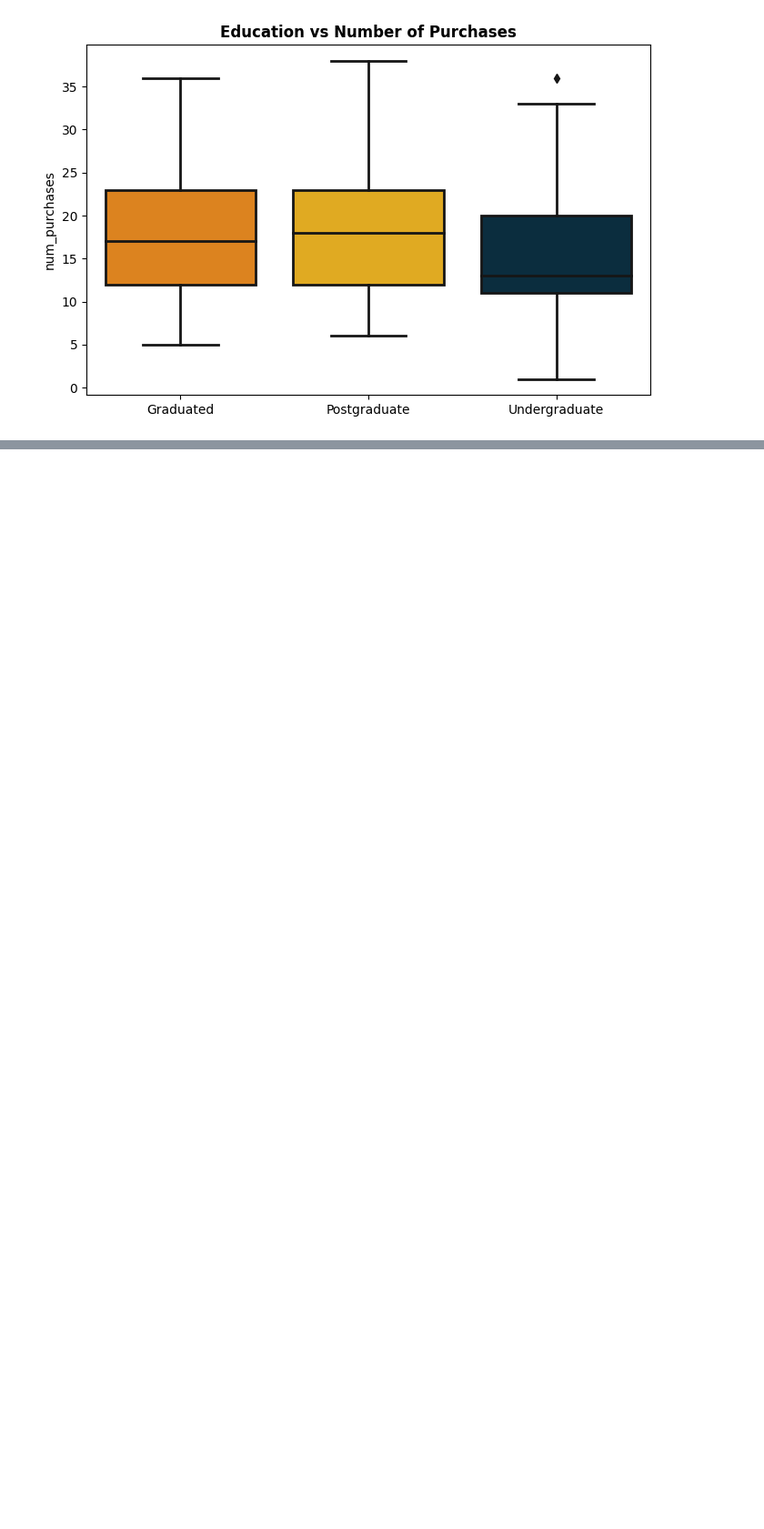
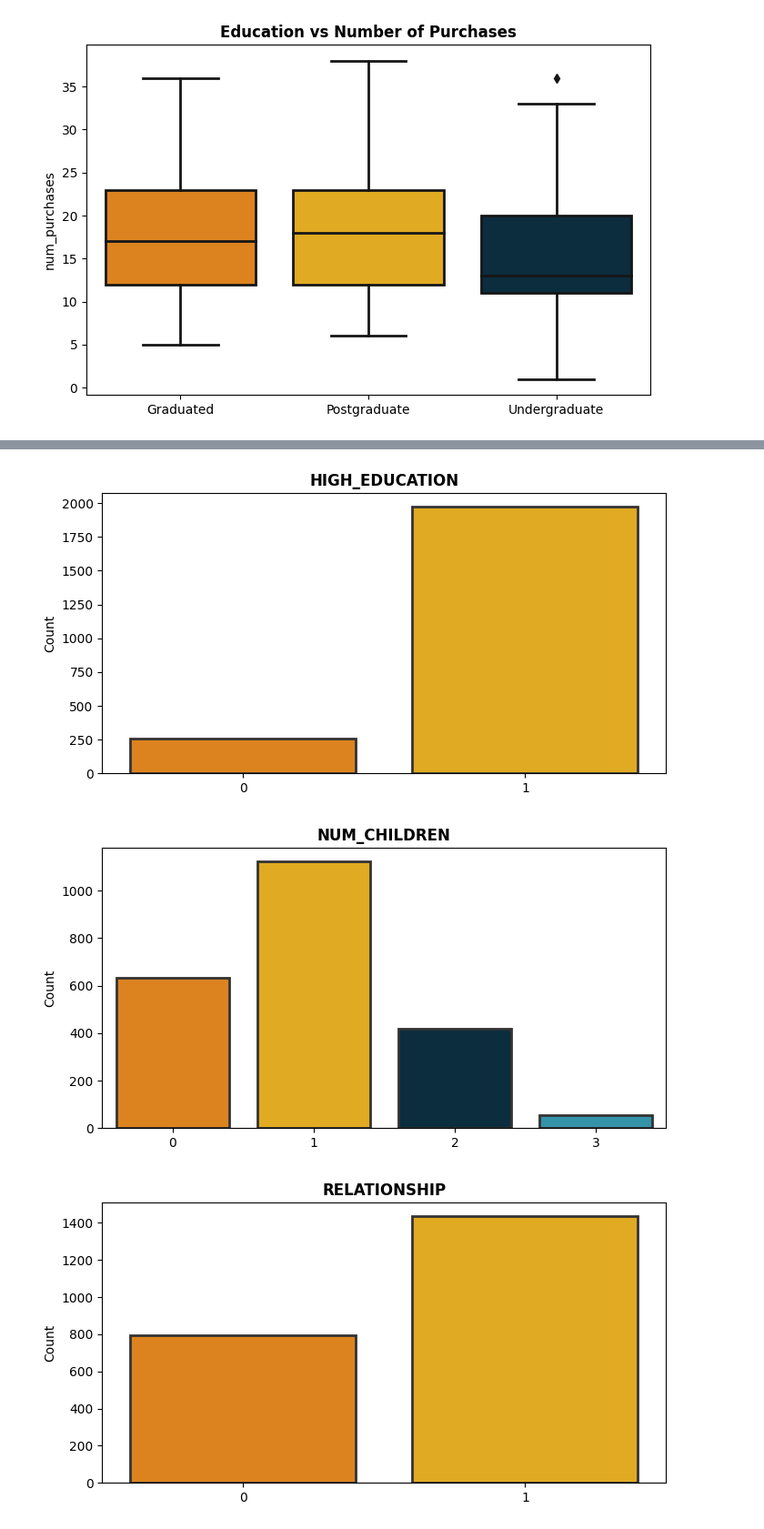
Before and after one commit to azadealmasi/Market-Basket-Analysis-and-Customer-Clustering, a Jupyter notebook: Market Basket Analysis and Customer Clustering.ipynb, the cells around one changed output, grey strips where cells are left out. Shown: that part at 91% size. Drawn from its saved outputs; the diff is of its cells as text; code cells hidden in the pictures; blank space fills up the shorter version.

Commit message:
Update Analysis

```diff
--- a/Market Basket Analysis and Customer Clustering.ipynb
+++ b/Market Basket Analysis and Customer Clustering.ipynb
@@ -52,6 +55,6 @@ import matplotlib.pyplot as plt
 # %%
 # Read the dataset
-df_retail = pd.read_csv('/Users/azi/Documents/Projects/Retail Customer Segmentation/marketing_campaign.csv', sep = '\t')
+df_retail = pd.read_csv('/Users/azi/Documents/Projects/Market Basket Analysis and Customer Clustering/marketing_campaign.csv', sep = '\t')
 # %%
 # Renaming columns
 df_retail.columns = ['customer_id','year_birth', 'education','marital_status','income', 'kid_home','teen_home','dt_customer','recency', 'mnt_wines', 'mnt_fruits','mnt_meat', 'mnt_fish','mtn_sweet','mnt_gold','num_deals_purchases','num_web_purchases','num_catalog_purchases','num_store_purchases','num_web_visits_month','accepted_cpm3','accepted_cpm4', 'accepted_cpm5', 'accepted_cpm1', 'accepted_cpm2', 'conplain','z_cost_contact', 'z_revenue', 'response']
@@ -341,0 +353,5 @@ plt.show()
+# %%
+df["education"] = df["education"].replace({'Graduated':'Postgraduate'})
+df['education'] = df['education'].replace({"Postgraduate": 1})
+df['education'] = df['education'].replace({"Undergraduate": 0})
+df.rename(columns={'education': 'high_education'}, inplace = True)
@@ -341,0 +375,24 @@ plt.show()
+# %%
+## We will generate an additional column to assist in our data visualization, but it will be removed later.
+df['age_group'] = df['age']//10*10
+
+cat_columns = ['high_education','num_children', 'relationship', 'age_group']
+num_columns = ['income', 'num_deals_purchases','total_spent','num_purchases',
+       'pct_purchases_with_discount', 'days_since_enrollment', 'pct_essentials']
+# %%
+'''Categorical distributions (even though num_children and age_group are numerical variables,
+for practical effects it makes a lot of sense to make their visualization as categorical)
+'''
+# Define the colors
+custom_palette = ["#fb8500", "#ffb703", "#023047", "#219ebc", "#8ecae6"]
+for cat in cat_columns:
+    plt.figure(figsize = (8,4))
+    plt.title(str.upper(cat), fontweight = 'bold')
+    aux = df.groupby(cat).size().reset_index()#.rename({'pct_essentials':'count'}, axis = 1)
+    ax = sns.barplot(x=cat, data=aux, y = 0, palette = custom_palette,linewidth=2, edgecolor=".2").set(ylabel="Count", xlabel = None)
+
+    plt.show()
+# %% [output]
+[figure, added]
+[figure, added]
+[figure, added]
```
Also changed, not shown: parts of 17 cells of this notebook.
